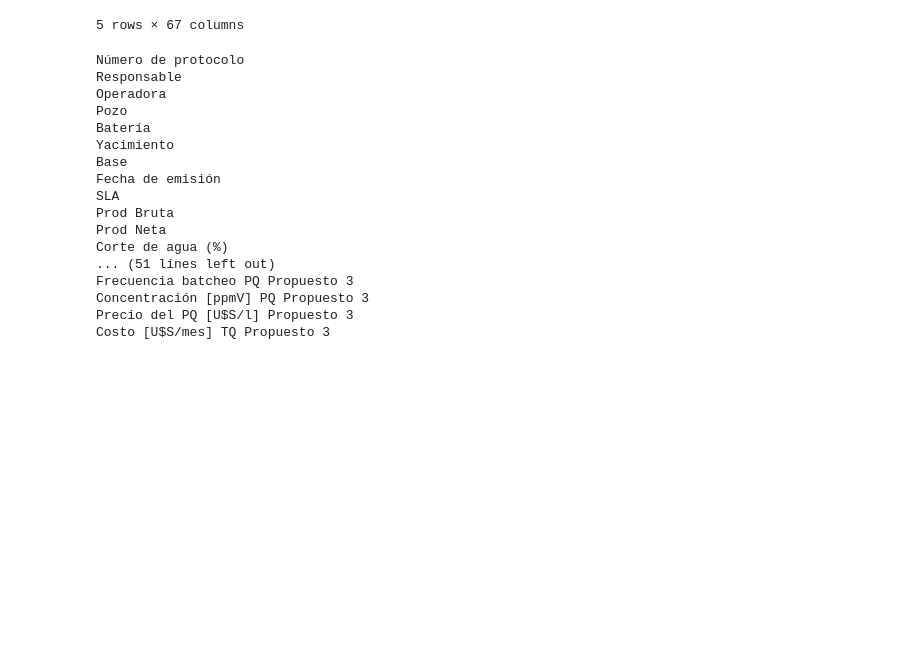
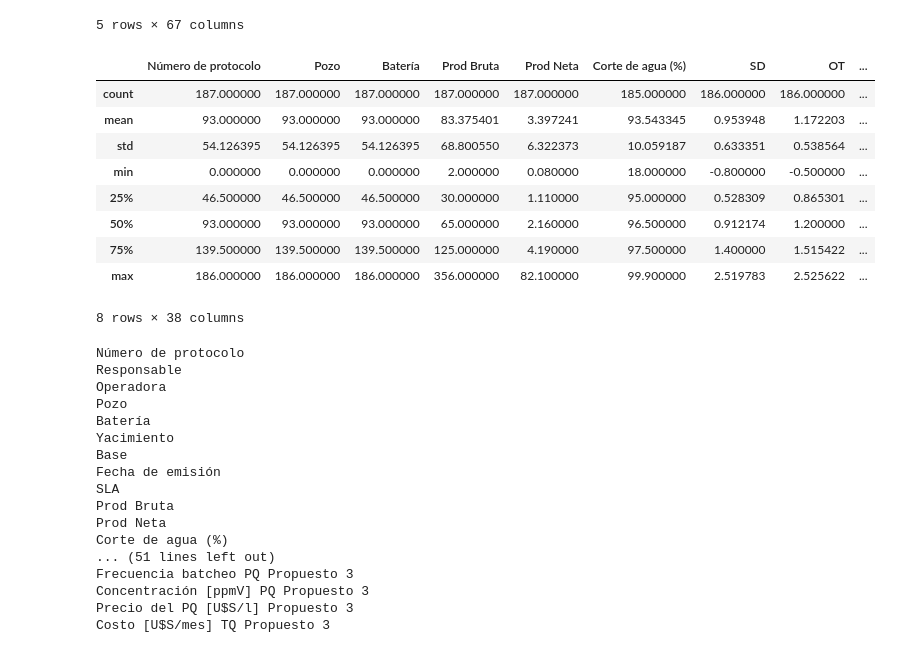
Before and after one commit to GFernandez94/ML-Tratamiento-Quimico-Pozos-Integridad-Corrosion, a Jupyter notebook: Predicción de TQ I&C pozos.ipynb, the cells around one changed output. Cells and saved outputs as stored; diff of their text form; code cells hidden in the pictures; blank space fills up the shorter version.

```diff
--- a/Predicción de TQ I&C pozos.ipynb
+++ b/Predicción de TQ I&C pozos.ipynb
@@ -24,6 +23,19 @@ df.head()
 | 3 | 3 | Ingeniero 2 | Operadora 1 Chubut | 3 | 3 | El Trébol | Comodoro Rivadavia | 2020-10-28 | ... |
 | 4 | 4 | Ingeniero 2 | Operadora 1 Chubut | 4 | 4 | El Trébol | Comodoro Rivadavia | 2020-10-28 | ... |
 5 rows × 67 columns
+# %%
+df.describe()
+# %% [output]
+|  | Número de protocolo | Pozo | Batería | Prod Bruta | Prod Neta | Corte de agua (%) | SD | OT | ... |
+| count | 187.000000 | 187.000000 | 187.000000 | 187.000000 | 187.000000 | 185.000000 | 186.000000 | 186.000000 | ... |
+| mean | 93.000000 | 93.000000 | 93.000000 | 83.375401 | 3.397241 | 93.543345 | 0.953948 | 1.172203 | ... |
+| std | 54.126395 | 54.126395 | 54.126395 | 68.800550 | 6.322373 | 10.059187 | 0.633351 | 0.538564 | ... |
+| min | 0.000000 | 0.000000 | 0.000000 | 2.000000 | 0.080000 | 18.000000 | -0.800000 | -0.500000 | ... |
+| 25% | 46.500000 | 46.500000 | 46.500000 | 30.000000 | 1.110000 | 95.000000 | 0.528309 | 0.865301 | ... |
+| 50% | 93.000000 | 93.000000 | 93.000000 | 65.000000 | 2.160000 | 96.500000 | 0.912174 | 1.200000 | ... |
+| 75% | 139.500000 | 139.500000 | 139.500000 | 125.000000 | 4.190000 | 97.500000 | 1.400000 | 1.515422 | ... |
+| max | 186.000000 | 186.000000 | 186.000000 | 356.000000 | 82.100000 | 99.900000 | 2.519783 | 2.525622 | ... |
+8 rows × 38 columns
 # %%
 for col in df.columns:
     print(col)
```
Also changed, not shown: parts of 24 cells of this notebook, 2 other files.
